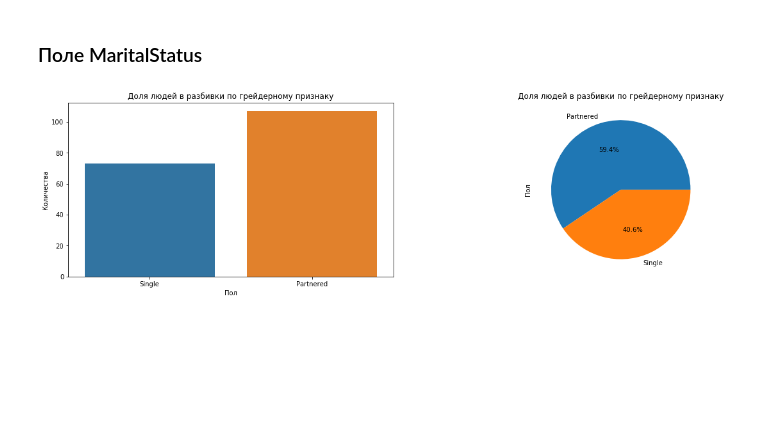
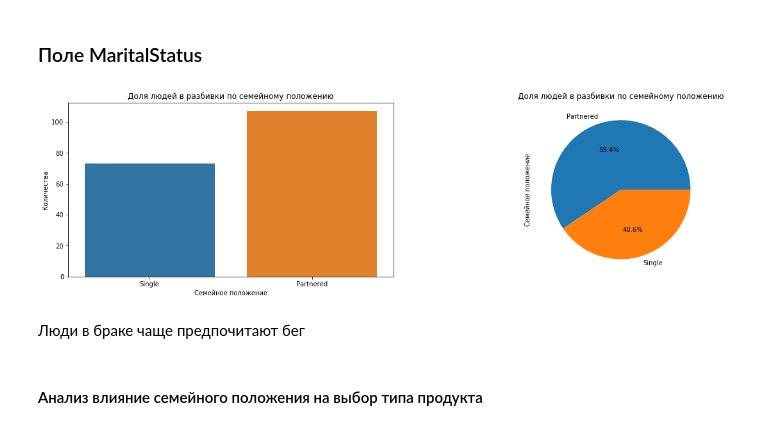
Before and after one commit to Chularev/kaggle_competitions, a Jupyter notebook: CardioGoodFitness/notebook.ipynb, the cells around one changed output. Cells and saved outputs as stored; diff of their text form; code cells hidden in the pictures; blank space fills up the shorter version.

```diff
--- a/CardioGoodFitness/notebook.ipynb
+++ b/CardioGoodFitness/notebook.ipynb
@@ -628,6 +628,10 @@ do_test(result.pvalue)
 # %% [markdown]
 ### Поле MaritalStatus
 # %%
-print_categories_variable('MaritalStatus', 'Доля людей в разбивки по грейдерному признаку', 'Пол', 'Количества')
+print_categories_variable('MaritalStatus', 'Доля людей в разбивки по семейному положению', 'Семейное положение', 'Количества')
 # %% [output]
-[figure, old version]
+[figure, new version]
+# %% [markdown]
+Люди в браке чаще предпочитают бег
+# %% [markdown]
+#### Анализ влияние семейного положения на выбор типа продукта
```
